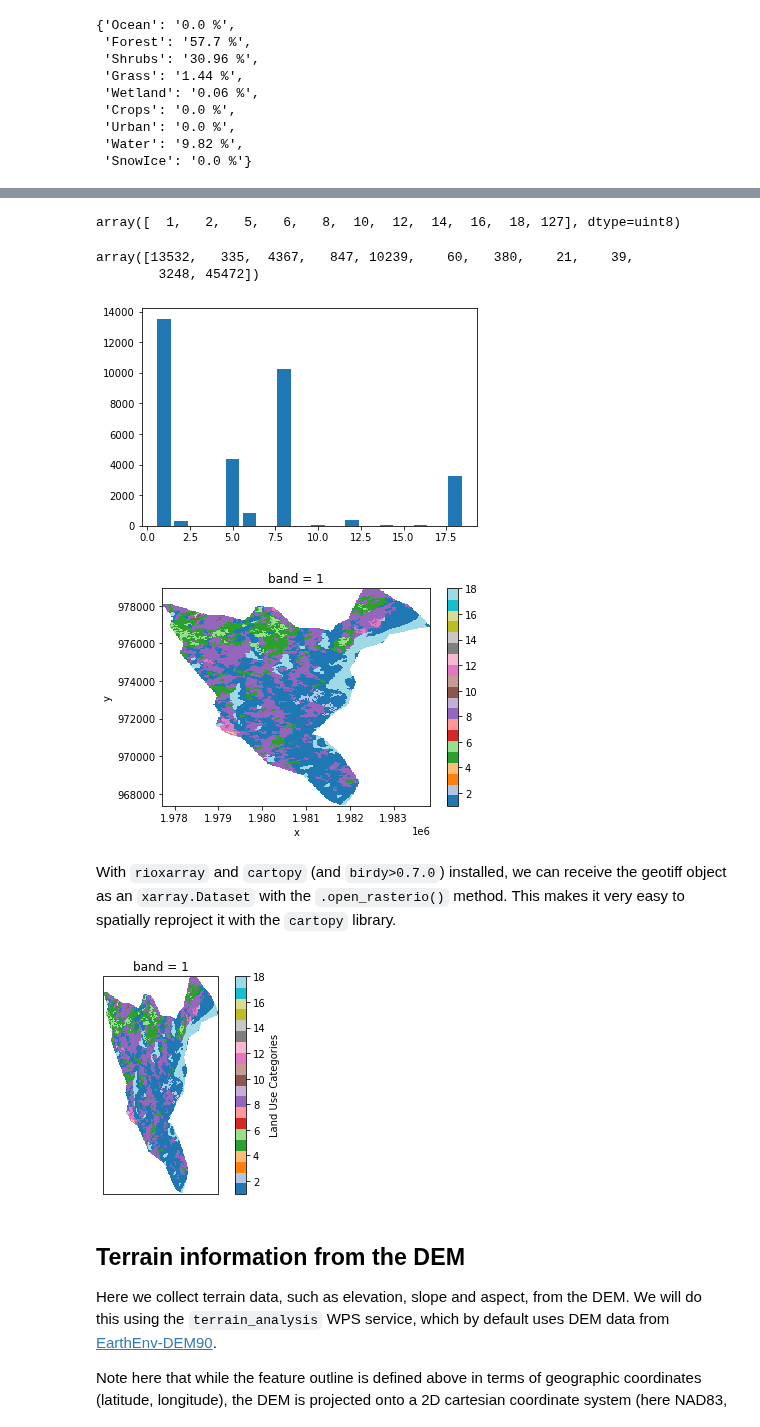
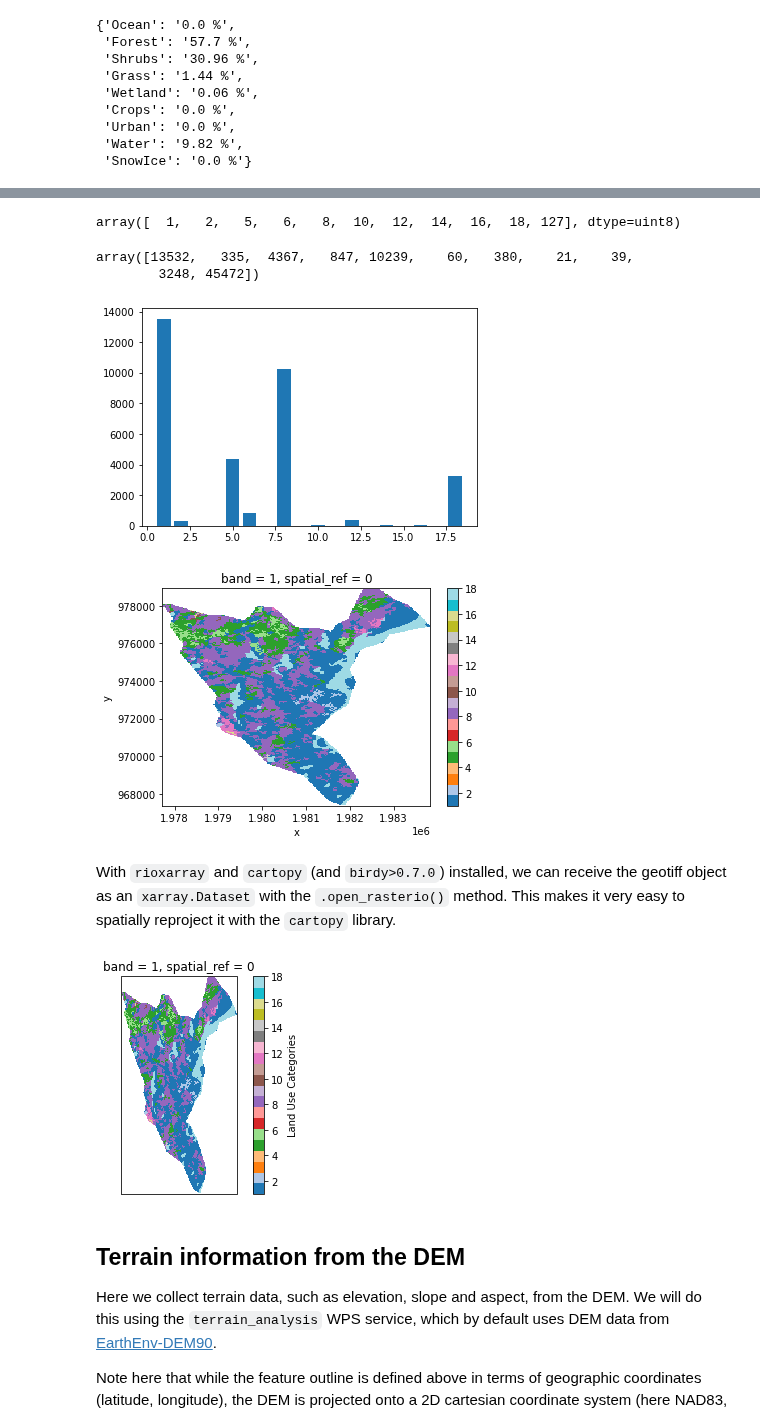
Before and after one commit to Ouranosinc/raven, a Jupyter notebook: docs/source/notebooks/Extract_geographical_watershed_properties.ipynb, the cells around one changed output, grey strips where cells are left out. Cells and saved outputs as stored; diff of their text form; code cells hidden in the pictures.

```diff
--- a/docs/source/notebooks/Extract_geographical_watershed_properties.ipynb
+++ b/docs/source/notebooks/Extract_geographical_watershed_properties.ipynb
@@ -100,14 +105,15 @@ With the `nalcms_zonal_stats_raster` process, we also return the grid with varia
 # %%
 stats_resp = wps.nalcms_zonal_stats_raster(shape=feature_url, select_all_touching=True, band=1, simple_categories=True)
 # %%
-# Note that geojson, and rasterio/rioxarray
-# need to be installed for this cell to work.
-
+# Note that geojson, and rasterio/rioxarray need to be installed for this to work.
+# In the next birdy release, the tiff grid will be automatically converted to a DataArray.
+# Here we need to manually convert it.
 features, statistics, grid  = stats_resp.get(asobj=True)
 
-display(features.features[0].properties)
-display(statistics)
+with rasterio.io.MemoryFile(grid[0]) as memfile:
+    with memfile.open() as dataset:
+        grid = rio.open_rasterio(dataset)
 
-print(grid[0])
+grid.plot()
 # %% [output]
 Metalink content-type detected.
@@ -194,33 +176,33 @@ display("Land use percentages", land_use_pct)
 # %%
-unique, counts = numpy.unique(grid[0][0], return_counts=True)
+unique, counts = numpy.unique(grid.sel(band=1), return_counts=True)
 display(unique, counts)
 
 # Pixels values at '127' are NaN and can be ignored.
 plt.bar(unique[:-1], counts[:-1])
 plt.show()
 
-grid[0].where(grid[0]!=127).sel(band=1).plot.imshow(cmap="tab20")
+grid.where(grid!=127).sel(band=1).plot.imshow(cmap="tab20")
 plt.show()
 # %% [output]
 array([  1,   2,   5,   6,   8,  10,  12,  14,  16,  18, 127], dtype=uint8)
 array([13532,   335,  4367,   847, 10239,    60,   380,    21,    39,
         3248, 45472])
 [figure]
-[figure, old version]
+[figure, new version]
 # %% [markdown]
 With `rioxarray` and `cartopy` (and `birdy>0.7.0`) installed, we can receive the geotiff object as an `xarray.Dataset` with the `.open_rasterio()` method. This makes it very easy to spatially reproject it with the `cartopy` library.
 # %%
 import cartopy.crs as ccrs
 
 # Set a CRS transformation:
 crs = ccrs.LambertConformal(central_latitude=49, central_longitude=-95, standard_parallels=(49, 77))
 
 ax = plt.subplot(projection=crs)
-grid[0].name = "Land Use Categories"
-grid[0].where(grid[0]!=127).sel(band=1).plot.imshow(ax=ax, transform=crs, cmap="tab20")
+grid.name = "Land Use Categories"
+grid.where(grid!=127).sel(band=1).plot.imshow(ax=ax, transform=crs, cmap="tab20")
 plt.show()
 # %% [output]
-[figure, old version]
+[figure, new version]
 # %% [markdown]
 ## Terrain information from the DEM
 
```
Also changed, not shown: parts of 11 cells of this notebook, 11 other files.
